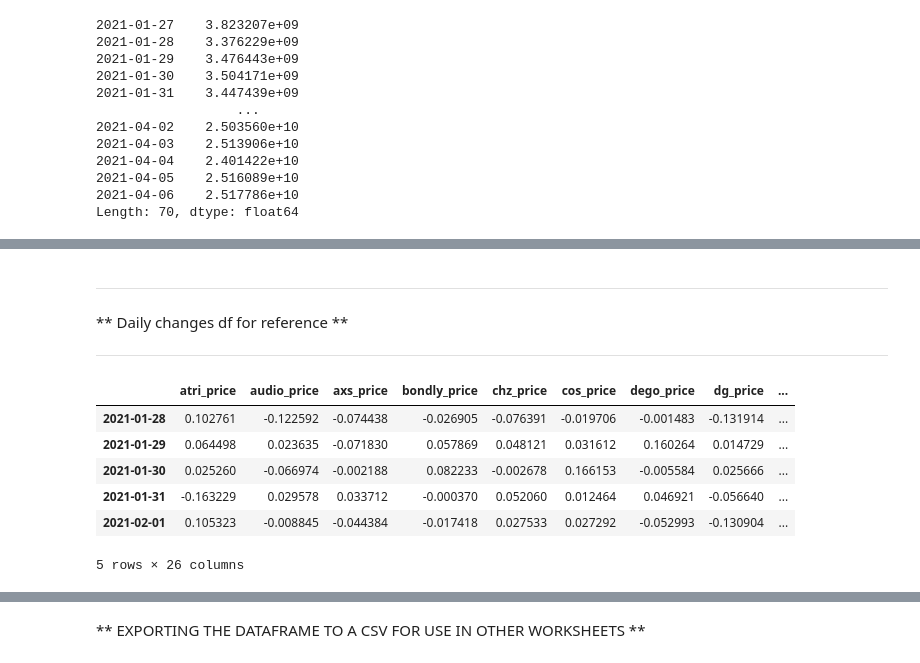
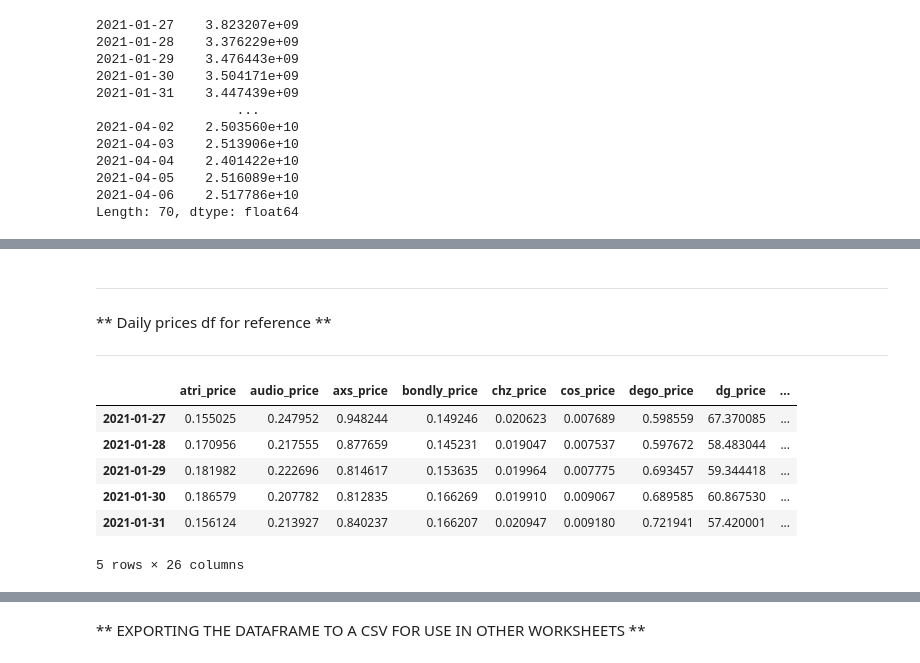
Before and after one commit to Hash3rown/nfty_tree.io, a Jupyter notebook: sandbox/kelso_market_index.ipynb, the cells around one changed output, grey strips where cells are left out. Saved outputs shown, nothing was run; the diff lists cells and outputs as text; code cells hidden in the pictures.

```diff
--- a/sandbox/kelso_market_index.ipynb
+++ b/sandbox/kelso_market_index.ipynb
@@ -460,17 +459,17 @@ Length: 69, dtype: float64
 # %% [markdown]
 ____________________________________________________
 
-** Daily changes df for reference **
+** Daily prices df for reference **
 ____________________________________________________
 # %%
 # columns = [atri, audio, axs, bondly, chz, cos, dego, dg, enj, flow, gala, get, mana, nftx, ogn, omi, rari, revv, rfox, sand, soul, theta, tvk, uos, waxp, whale]
 # %%
-daily_changes.head()
+combined_price_df.head()
 # %% [output]
 |  | atri_price | audio_price | axs_price | bondly_price | chz_price | cos_price | dego_price | dg_price | ... |
-| 2021-01-28 | 0.102761 | -0.122592 | -0.074438 | -0.026905 | -0.076391 | -0.019706 | -0.001483 | -0.131914 | ... |
-| 2021-01-29 | 0.064498 | 0.023635 | -0.071830 | 0.057869 | 0.048121 | 0.031612 | 0.160264 | 0.014729 | ... |
-| 2021-01-30 | 0.025260 | -0.066974 | -0.002188 | 0.082233 | -0.002678 | 0.166153 | -0.005584 | 0.025666 | ... |
-| 2021-01-31 | -0.163229 | 0.029578 | 0.033712 | -0.000370 | 0.052060 | 0.012464 | 0.046921 | -0.056640 | ... |
-| 2021-02-01 | 0.105323 | -0.008845 | -0.044384 | -0.017418 | 0.027533 | 0.027292 | -0.052993 | -0.130904 | ... |
+| 2021-01-27 | 0.155025 | 0.247952 | 0.948244 | 0.149246 | 0.020623 | 0.007689 | 0.598559 | 67.370085 | ... |
+| 2021-01-28 | 0.170956 | 0.217555 | 0.877659 | 0.145231 | 0.019047 | 0.007537 | 0.597672 | 58.483044 | ... |
+| 2021-01-29 | 0.181982 | 0.222696 | 0.814617 | 0.153635 | 0.019964 | 0.007775 | 0.693457 | 59.344418 | ... |
+| 2021-01-30 | 0.186579 | 0.207782 | 0.812835 | 0.166269 | 0.019910 | 0.009067 | 0.689585 | 60.867530 | ... |
+| 2021-01-31 | 0.156124 | 0.213927 | 0.840237 | 0.166207 | 0.020947 | 0.009180 | 0.721941 | 57.420001 | ... |
 5 rows × 26 columns
```
Also changed, not shown: parts of 14 cells of this notebook, 4 other files.
